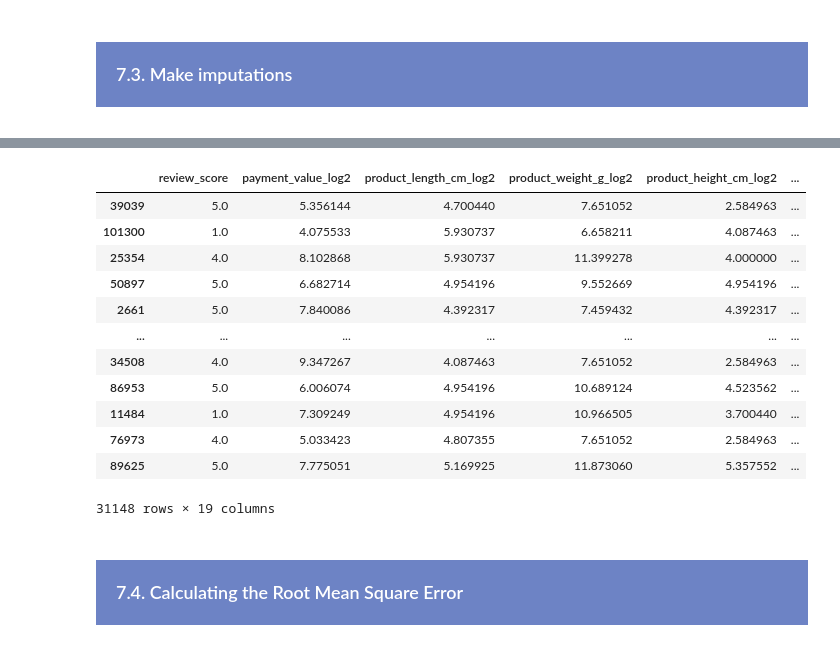
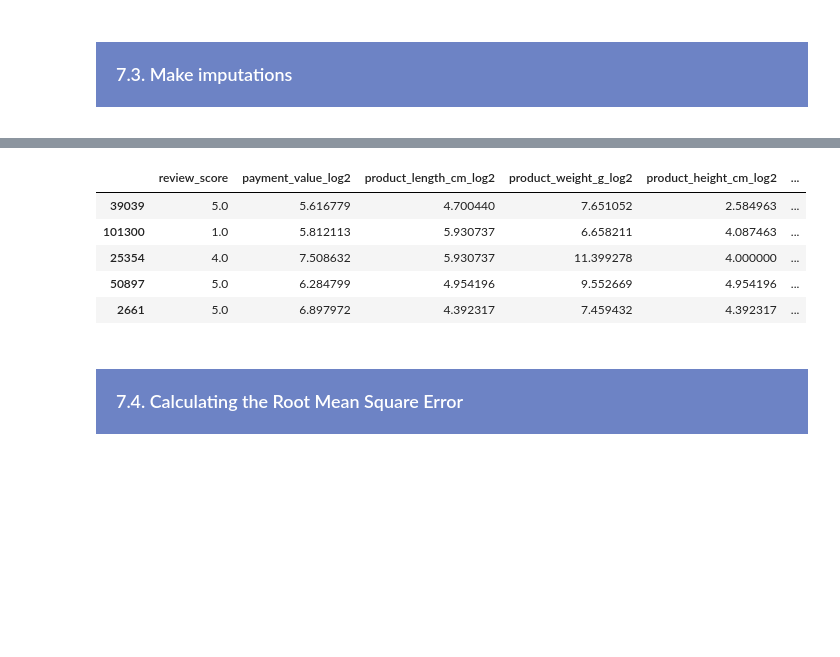
Before and after one commit to samirhinojosa/OC-P5-segment-customers-of-website, a Jupyter notebook: analysis_notebook.ipynb, the cells around one changed output, grey strips where cells are left out. Drawn from its saved outputs; the diff is of its cells as text; code cells hidden in the pictures; blank space fills up the shorter version.

```diff
--- a/analysis_notebook.ipynb
+++ b/analysis_notebook.ipynb
@@ -2268,19 +2306,12 @@ test_payment_value[test_payment_value["Data"] == "Original"].sort_values("order_
 # %%
-test_payment_value[test_payment_value["Data"] == "SimpleImputer"].sort_values("order_id", ascending=False)
+test_payment_value[test_payment_value["Data"] == "KNNImputer"].sort_values("order_id", ascending=False).head()
 # %% [output]
 |  | review_score | payment_value_log2 | product_length_cm_log2 | product_weight_g_log2 | product_height_cm_log2 | ... |
-| 39039 | 5.0 | 5.356144 | 4.700440 | 7.651052 | 2.584963 | ... |
-| 101300 | 1.0 | 4.075533 | 5.930737 | 6.658211 | 4.087463 | ... |
-| 25354 | 4.0 | 8.102868 | 5.930737 | 11.399278 | 4.000000 | ... |
-| 50897 | 5.0 | 6.682714 | 4.954196 | 9.552669 | 4.954196 | ... |
-| 2661 | 5.0 | 7.840086 | 4.392317 | 7.459432 | 4.392317 | ... |
-| ... | ... | ... | ... | ... | ... | ... |
-| 34508 | 4.0 | 9.347267 | 4.087463 | 7.651052 | 2.584963 | ... |
-| 86953 | 5.0 | 6.006074 | 4.954196 | 10.689124 | 4.523562 | ... |
-| 11484 | 1.0 | 7.309249 | 4.954196 | 10.966505 | 3.700440 | ... |
-| 76973 | 4.0 | 5.033423 | 4.807355 | 7.651052 | 2.584963 | ... |
-| 89625 | 5.0 | 7.775051 | 5.169925 | 11.873060 | 5.357552 | ... |
+| 39039 | 5.0 | 5.616779 | 4.700440 | 7.651052 | 2.584963 | ... |
+| 101300 | 1.0 | 5.812113 | 5.930737 | 6.658211 | 4.087463 | ... |
+| 25354 | 4.0 | 7.508632 | 5.930737 | 11.399278 | 4.000000 | ... |
+| 50897 | 5.0 | 6.284799 | 4.954196 | 9.552669 | 4.954196 | ... |
+| 2661 | 5.0 | 6.897972 | 4.392317 | 7.459432 | 4.392317 | ... |
-31148 rows × 19 columns
 # %% [markdown]
 <div style="background-color: #6D83C5;" >
     <h3 style="margin: auto; padding: 20px; color:#fff; ">7.4. Calculating the Root Mean Square Error</h3>
```
Also changed, not shown: parts of 24 cells of this notebook, 1 other file.
